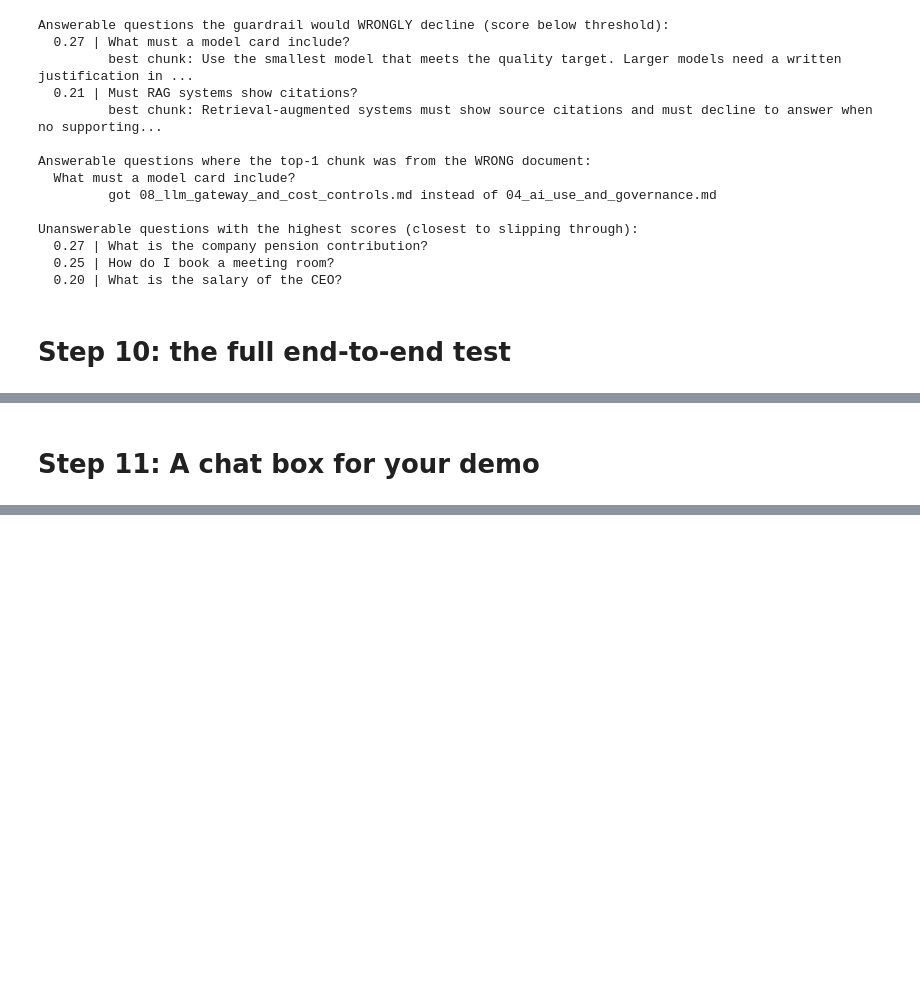
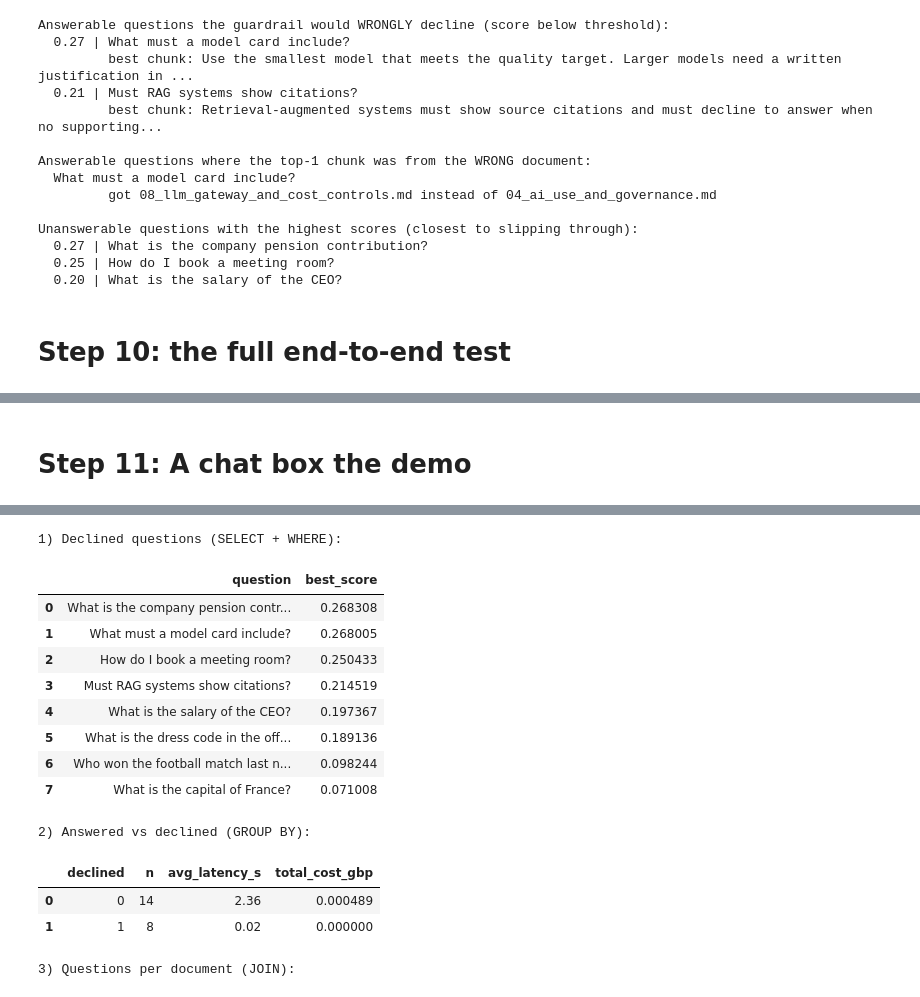
Before and after one commit to zainebelhaj/Citewise, a Jupyter notebook: CiteWise.ipynb, the cells around one changed output, grey strips where cells are left out. Saved outputs shown, nothing was run; the diff lists cells and outputs as text; code cells hidden in the pictures; blank space fills up the shorter version.

Commit message:
Added SQL query logging

```diff
--- a/CiteWise.ipynb
+++ b/CiteWise.ipynb
@@ -512,6 +512,6 @@ Total tokens: 5865
 Total estimated cost: £0.00049
 # %% [markdown]
-# **Step 11: A chat box for your demo**
+# **Step 11: A chat box the demo**
 # %%
 import ipywidgets as widgets
 from IPython.display import display, Markdown, clear_output
@@ -541,3 +541,79 @@ display(widgets.HBox([box, button]), output)
 # %% [output]
 HBox(children=(Text(value='', layout=Layout(width='75%'), placeholder='Ask a question about the company docume…
 [interactive output not drawn]
+# %%
+import sqlite3
+import pandas as pd
+
+conn = sqlite3.connect("citewise.db")
+conn.executescript("""
+DROP TABLE IF EXISTS queries;
+DROP TABLE IF EXISTS documents;
+
+CREATE TABLE documents (
+    source TEXT PRIMARY KEY,
+    title  TEXT
+);
+
+CREATE TABLE queries (
+    id         INTEGER PRIMARY KEY AUTOINCREMENT,
+    question   TEXT,
+    answer     TEXT,
+    declined   INTEGER,      -- 1 = refused, 0 = answered
+    best_score REAL,
+    top_source TEXT,
+    latency_s  REAL,
+    tokens     INTEGER,
+    cost_gbp   REAL
+);
+""")
+
+# Fill the documents table from our chunks
+for c in chunks:
+    conn.execute("INSERT OR IGNORE INTO documents VALUES (?, ?)", (c["source"], c["title"]))
+
+def ask_and_log(question):
+    r = ask(question)
+    conn.execute(
+        "INSERT INTO queries (question, answer, declined, best_score, top_source, latency_s, tokens, cost_gbp) "
+        "VALUES (?, ?, ?, ?, ?, ?, ?, ?)",
+        (r["question"], r["answer"], int(r["declined"]), r["best_score"],
+         r["hits"][0][0]["source"], r["latency_s"], r["tokens"], r["cost_gbp"]),
+    )
+    conn.commit()
+    return r
+
+for q, _ in eval_set:
+    ask_and_log(q)
+
+print("1) Declined questions (SELECT + WHERE):")
+display(pd.read_sql_query("SELECT question, best_score FROM queries WHERE declined = 1 ORDER BY best_score DESC", conn))
+
+print("2) Answered vs declined (GROUP BY):")
+display(pd.read_sql_query("""
+    SELECT declined, COUNT(*) AS n, ROUND(AVG(latency_s), 2) AS avg_latency_s,
+           ROUND(SUM(cost_gbp), 6) AS total_cost_gbp
+    FROM queries GROUP BY declined""", conn))
+
+print("3) Questions per document (JOIN):")
+display(pd.read_sql_query("""
+    SELECT d.title, COUNT(*) AS questions_routed
+    FROM queries q JOIN documents d ON q.top_source = d.source
+    WHERE q.declined = 0
+    GROUP BY d.title ORDER BY questions_routed DESC""", conn))
+# %% [output]
+1) Declined questions (SELECT + WHERE):
+|  | question | best_score |
+| 0 | What is the company pension contr... | 0.268308 |
+| 1 | What must a model card include? | 0.268005 |
+| 2 | How do I book a meeting room? | 0.250433 |
+| 3 | Must RAG systems show citations? | 0.214519 |
+| 4 | What is the salary of the CEO? | 0.197367 |
+| 5 | What is the dress code in the off... | 0.189136 |
+| 6 | Who won the football match last n... | 0.098244 |
+| 7 | What is the capital of France? | 0.071008 |
+2) Answered vs declined (GROUP BY):
+|  | declined | n | avg_latency_s | total_cost_gbp |
+| 0 | 0 | 14 | 2.36 | 0.000489 |
+| 1 | 1 | 8 | 0.02 | 0.000000 |
+3) Questions per document (JOIN):
```
Also changed, not shown: parts of 4 cells of this notebook.
